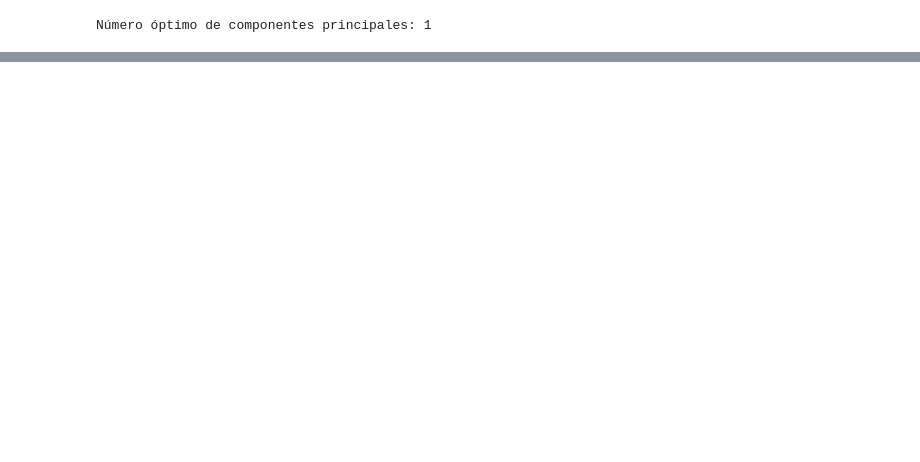
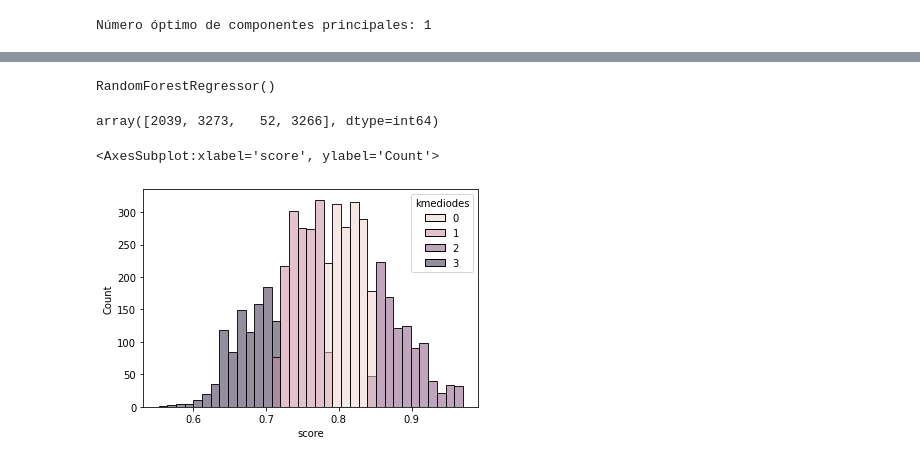
Before and after one commit to JECaballeroR/ANS-Equipo6-2023, a Jupyter notebook: Entrega 1_Proyecto.ipynb, the cells around one changed output, grey strips where cells are left out. Saved outputs shown, nothing was run; the diff lists cells and outputs as text; code cells hidden in the pictures; blank space fills up the shorter version.

```diff
--- a/Entrega 1_Proyecto.ipynb
+++ b/Entrega 1_Proyecto.ipynb
@@ -575,0 +627,5 @@ Componente 4: 0.0570 - acumulada: 0.48483907820350264
+# %%
+rf=RandomForestRegressor()
+rf.fit(X, y)
+# %% [output]
+RandomForestRegressor()
@@ -575,0 +669,13 @@ Componente 4: 0.0570 - acumulada: 0.48483907820350264
+# %%
+from sklearn_extra.cluster import KMedoids
+
+Kmedoides = KMedoids(n_clusters =4, random_state = 13).fit(pd.DataFrame(scores))
+Kmedoides.medoid_indices_
+# %% [output]
+array([2039, 3273,   52, 3266], dtype=int64)
+# %%
+score_df = pd.DataFrame(scores, columns=['score'])
+# %%
+score_df['puntaje']= data_imputado['puntaje']
+# %%
+score_df['kmediodes']=Kmedoides.predict(pd.DataFrame(scores))
@@ -575,0 +684,5 @@ Componente 4: 0.0570 - acumulada: 0.48483907820350264
+# %%
+sns.histplot(score_df,x='score', hue='kmediodes')
+# %% [output]
+<AxesSubplot:xlabel='score', ylabel='Count'>
+[figure, added]
```
Also changed, not shown: parts of 40 cells of this notebook.
